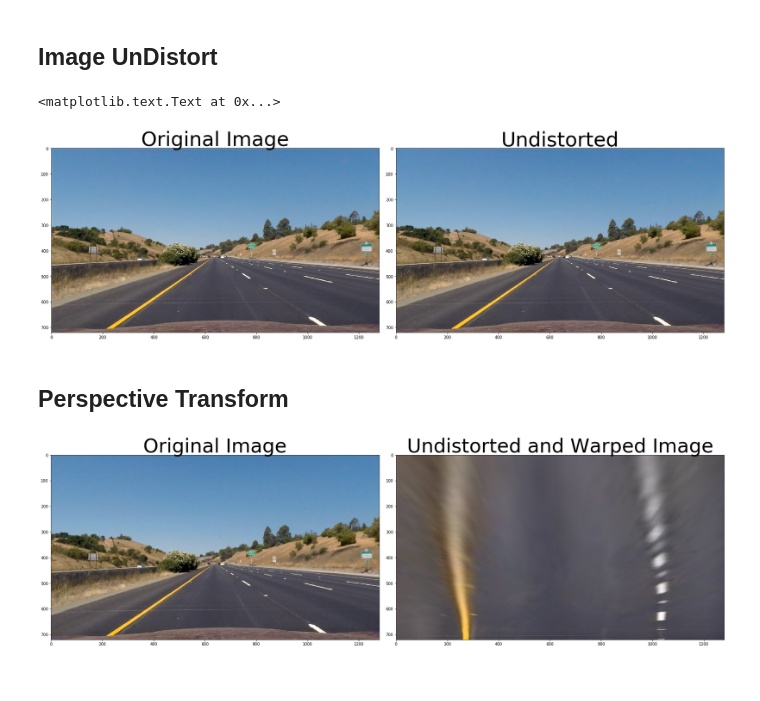
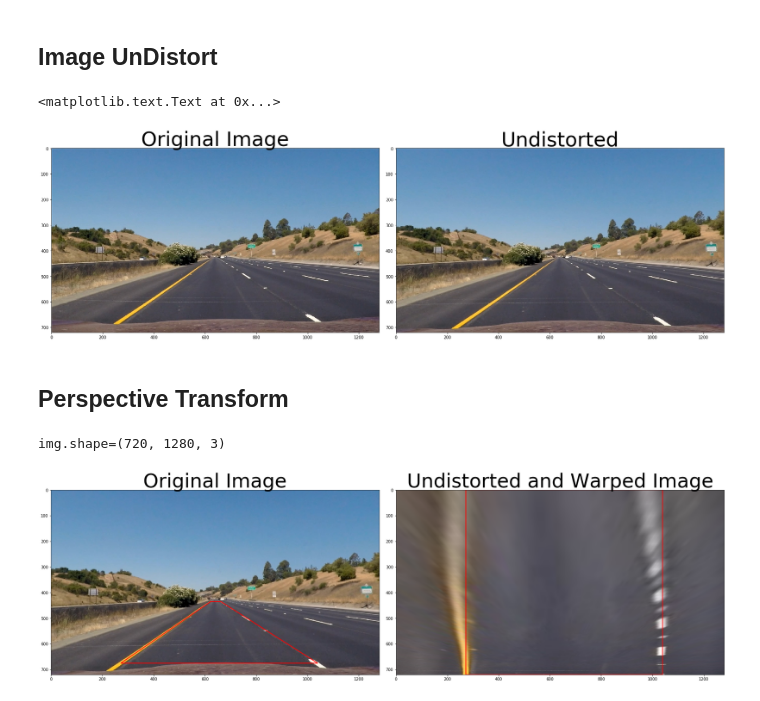
Before and after one commit to tsenying/CarND-Advanced-Lane-Lines, a Jupyter notebook: AdvancedLaneFinding.ipynb, the cells around one changed output. Drawn from its saved outputs; the diff is of its cells as text; code cells hidden in the pictures.

Commit message:
draw src and dst points boundaries for warping image

```diff
--- a/AdvancedLaneFinding.ipynb
+++ b/AdvancedLaneFinding.ipynb
@@ -339,34 +339,34 @@ Combining the combine S and H channel result by 'AND'ing with the Sobel gradient
 # %%
 import pickle
 import cv2
 import numpy as np
 import matplotlib.pyplot as plt
 import matplotlib.image as mpimg
 
 %matplotlib inline
 
 # Read in the saved camera matrix and distortion coefficients
 # These are the arrays calculated using cv2.calibrateCamera()
 dist_pickle = pickle.load( open( "camera_cal/calibration_pickle.p", "rb" ) )
 mtx = dist_pickle["mtx"]
 dist = dist_pickle["dist"]
 
 # Read in an image
 img_orig = mpimg.imread('test_images/straight_lines1.jpg')
 
 # 1) Undistort using mtx and dist
 img = cv2.undistort(img_orig, mtx, dist, None, mtx)
 
 f, (ax1, ax2) = plt.subplots(1, 2, figsize=(24, 9))
 f.tight_layout()
-ax1.imshow(img)
+ax1.imshow(img_orig)
 ax1.set_title('Original Image', fontsize=50)
 ax2.imshow(img)
 ax2.set_title('Undistorted', fontsize=50)
 # plt.subplots_adjust(left=0., right=1, top=0.9, bottom=0.)
 # %% [output]
 <matplotlib.text.Text at 0x...>
-[figure, old version]
+[figure, new version]
 # %% [markdown]
 ## Perspective Transform
 # %%
@@ -375,6 +375,9 @@ import cv2
 import numpy as np
 import matplotlib.pyplot as plt
 import matplotlib.image as mpimg
+
+from matplotlib.path import Path
+import matplotlib.patches as patches
 
 def image_unwarp(img, nx, ny, mtx, dist):
     # Pass in your image into this function
@@ -429,17 +432,20 @@ def image_unwarp(img, nx, ny, mtx, dist):
 # top right [662,435]
 # bottom right [1040,675]
 # bottom left [272,675]
-src = np.float32([[622,435],[662,435],[1040,675],[272,675]])
+src_points = [[622,435],[662,435],[1040,675],[272,675]]
+src = np.float32(src_points)
 
 # Grab the image shape (1280x720)
+print("img.shape={}".format(img.shape))
 img_size = (img.shape[1], img.shape[0])
 
 # define 4 destination points
-dst = np.float32([
+dst_points = [
     [272, 0],
     [1040, 0],
     [1040, 720],
-    [272, 720]])
+    [272, 720]]
+dst = np.float32(dst_points)
 
 # d) use cv2.getPerspectiveTransform() to get M, the transform matrix
 M = cv2.getPerspectiveTransform(src, dst)
@@ -447,13 +453,45 @@ M = cv2.getPerspectiveTransform(src, dst)
 # e) use cv2.warpPerspective() to warp your image to a top-down view
 warped = cv2.warpPerspective(img, M, img_size, flags=cv2.INTER_LINEAR)
 
+# verts = [
+#     (0., 0.), # left, bottom
+#     (0., 1.), # left, top
+#     (1., 1.), # right, top
+#     (1., 0.), # right, bottom
+#     (0., 0.), # ignored
+#     ]
+
 # display result
 f, (ax1, ax2) = plt.subplots(1, 2, figsize=(24, 9))
 f.tight_layout()
 ax1.imshow(img)
+
+# draw the src points boundary
+verts = np.float32( src_points + [src_points[0]] )
+codes = [Path.MOVETO,
+         Path.LINETO,
+         Path.LINETO,
+         Path.LINETO,
+         Path.CLOSEPOLY,
+         ]
+
+path = Path(verts, codes)
+patch = patches.PathPatch(path, edgecolor='red', facecolor='none', lw=2)
+ax1.add_patch(patch)
+
 ax1.set_title('Original Image', fontsize=50)
+
 ax2.imshow( warped )
+
+# draw the dst points boundary
+verts = np.float32( dst_points + [dst_points[0]] )
+
+path = Path(verts, codes)
+patch = patches.PathPatch(path, edgecolor='red', facecolor='none', lw=2)
+ax2.add_patch(patch)
+
 ax2.set_title('Undistorted and Warped Image', fontsize=50)
 plt.subplots_adjust(left=0., right=1, top=0.9, bottom=0.)
 # %% [output]
+img.shape=(720, 1280, 3)
-[figure, old version]
+[figure, new version]
```
